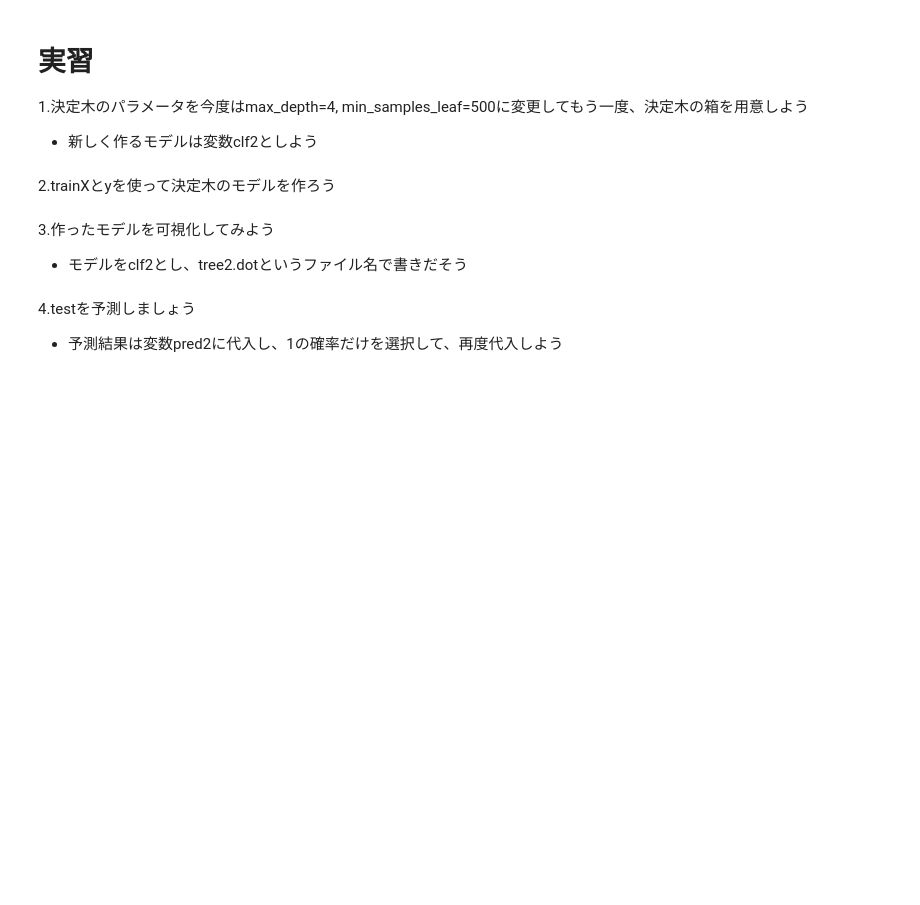
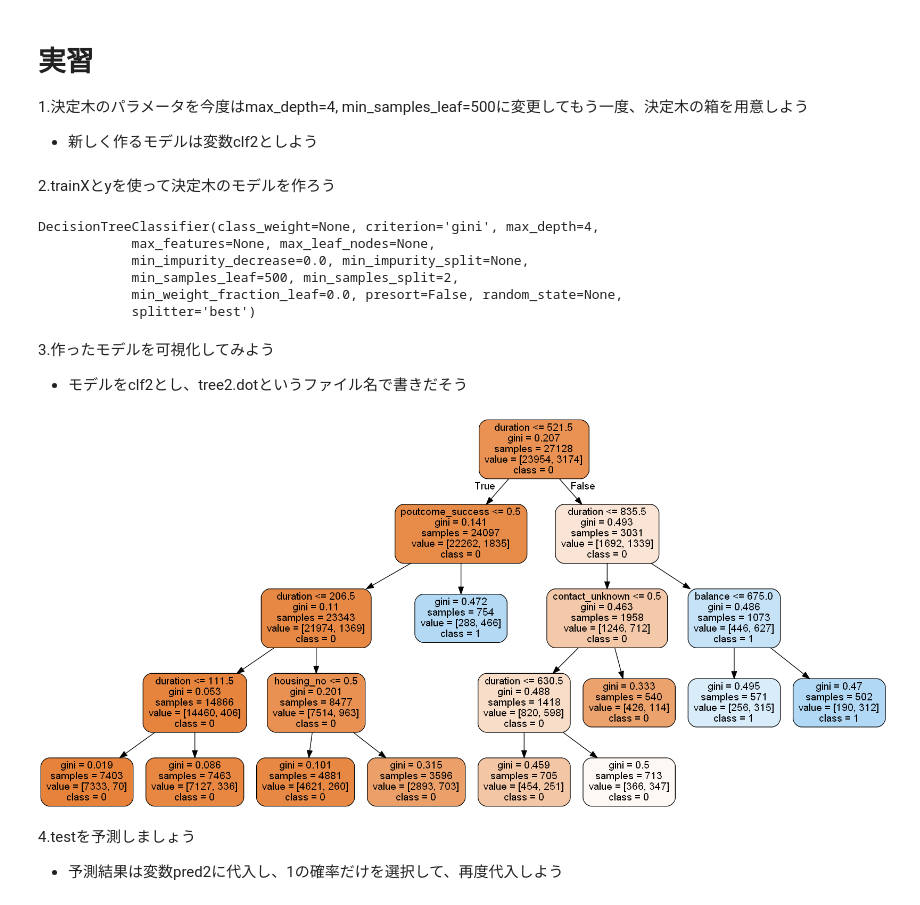
Before and after one commit to nephneph/ginko, a Jupyter notebook: Section6_2.ipynb, the cells around one changed output. Saved outputs shown, nothing was run; the diff lists cells and outputs as text; code cells hidden in the pictures; blank space fills up the shorter version.

```diff
--- a/Section6_2.ipynb
+++ b/Section6_2.ipynb
@@ -64,5 +136,14 @@
 # %% [markdown]
 2.trainXとyを使って決定木のモデルを作ろう
+# %%
+clf2.fit(trainX,y)
+# %% [output]
+DecisionTreeClassifier(class_weight=None, criterion='gini', max_depth=4,
+            max_features=None, max_leaf_nodes=None,
+            min_impurity_decrease=0.0, min_impurity_split=None,
+            min_samples_leaf=500, min_samples_split=2,
+            min_weight_fraction_leaf=0.0, presort=False, random_state=None,
+            splitter='best')
 # %% [markdown]
 3.作ったモデルを可視化してみよう
 - モデルをclf2とし、tree2.dotというファイル名で書きだそう
@@ -69,3 +152,8 @@
+# %%
+g = pydotplus.graph_from_dot_file(path="tree2.dot")
+Image(g.create_png())
+# %% [output]
+[figure, added]
 # %% [markdown]
 4.testを予測しましょう
 - 予測結果は変数pred2に代入し、1の確率だけを選択して、再度代入しよう
```
Also changed, not shown: parts of 22 cells of this notebook, 7 other files.
